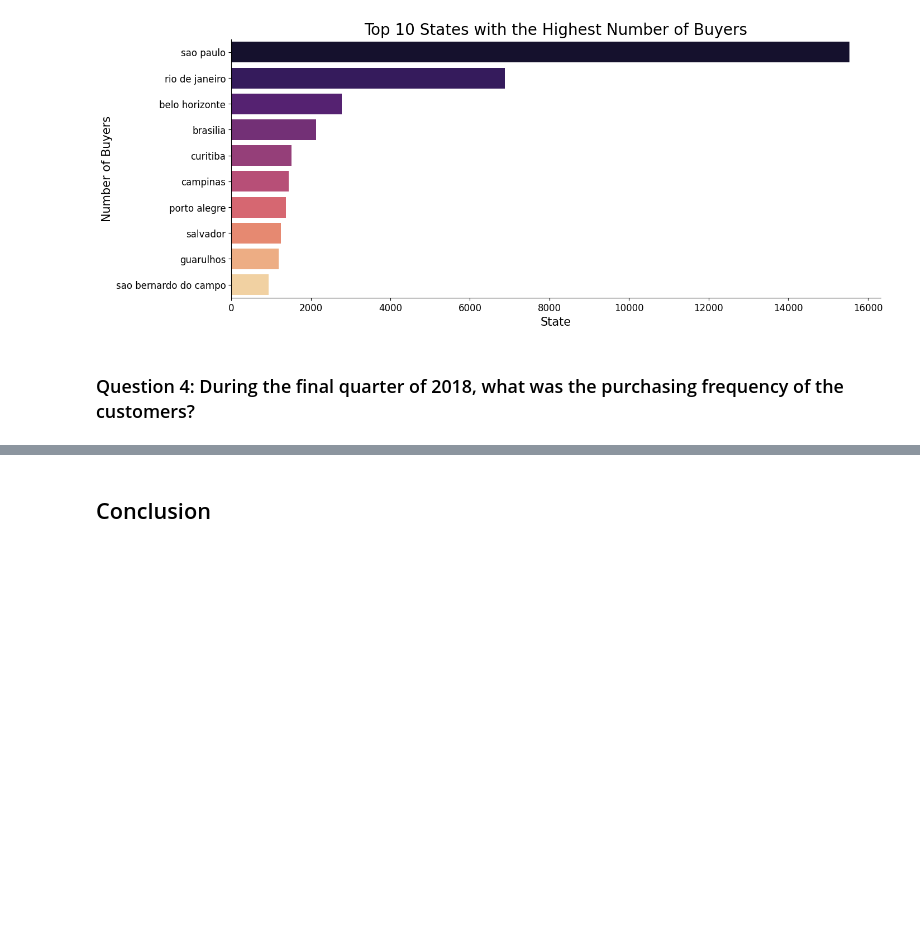
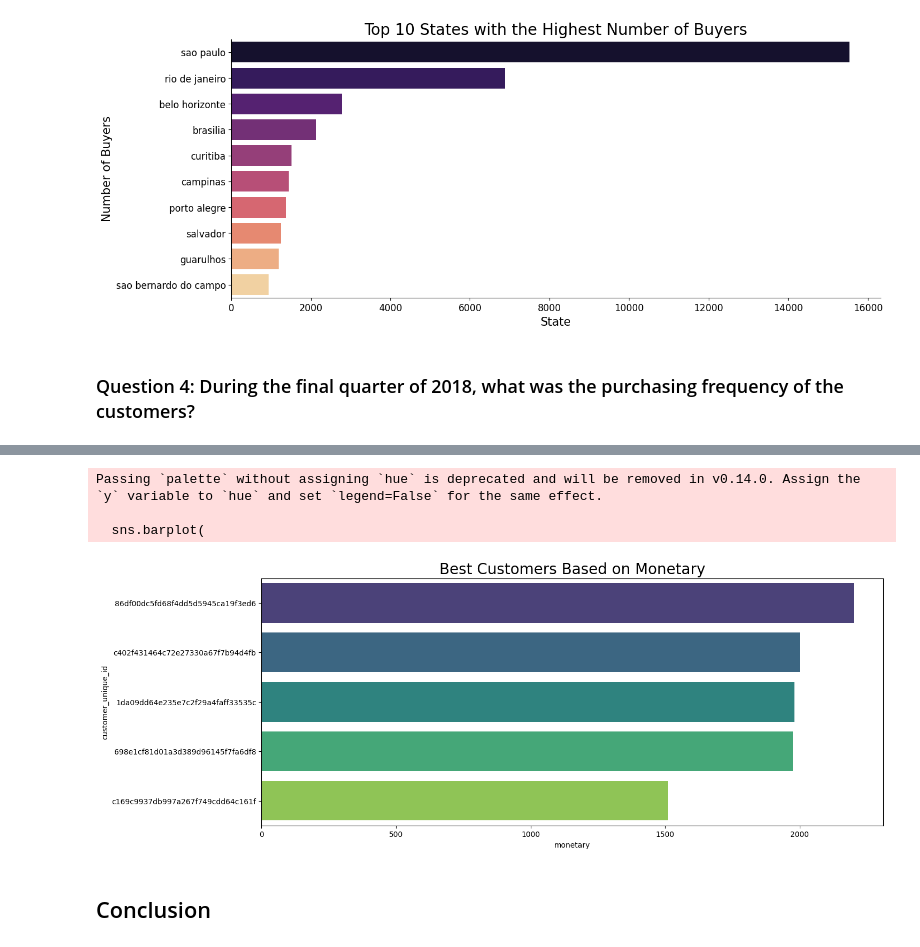
Before and after one commit to stefansphtr/Data-Analytics-Brazilian-Ecommerce, a Jupyter notebook: notebook.ipynb, the cells around one changed output, grey strips where cells are left out. Drawn from its saved outputs; the diff is of its cells as text; code cells hidden in the pictures; blank space fills up the shorter version.

```diff
--- a/notebook.ipynb
+++ b/notebook.ipynb
@@ -2654,3 +2818,28 @@ plt.tick_params(labelsize=12)
+# %%
+#  Identify the best customer based on monetary parameters
+
+plt.figure(figsize=(15, 6))
+
+# Use a color palette that's visually appealing
+colors = sns.color_palette("viridis", 5)
+
+# Plot for Recency
+sns.barplot(
+    y="customer_unique_id",
+    x="monetary",
+    data=rfm_df.sort_values(by="monetary", ascending=False).head(5),
+    palette=colors,
+)
+
+# Add a descriptive title
+plt.title("Best Customers Based on Monetary", fontsize=20)
+
+plt.show()
+# %% [output]
+Passing `palette` without assigning `hue` is deprecated and will be removed in v0.14.0. Assign the `y` variable to `hue` and set `legend=False` for the same effect.
+
+  sns.barplot(
+[figure, added]
 # %% [markdown]
 ## Conclusion
 # %% [markdown]
```
Also changed, not shown: parts of 11 cells of this notebook.
